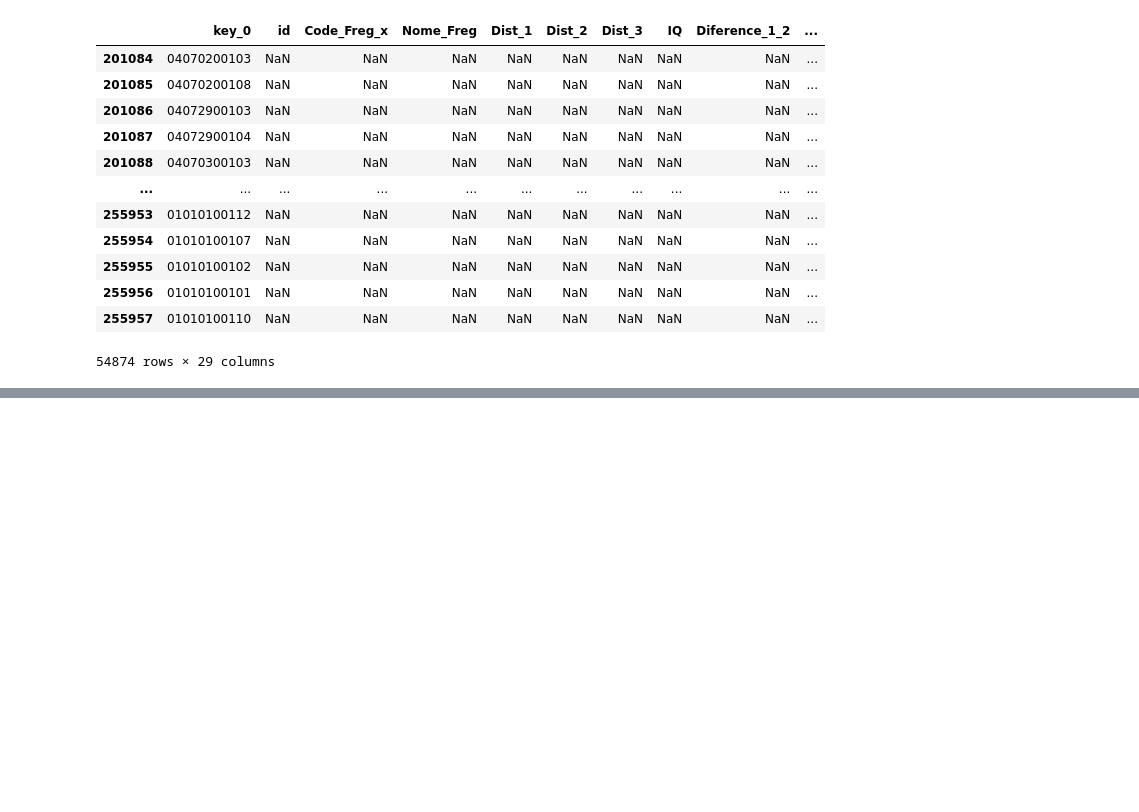
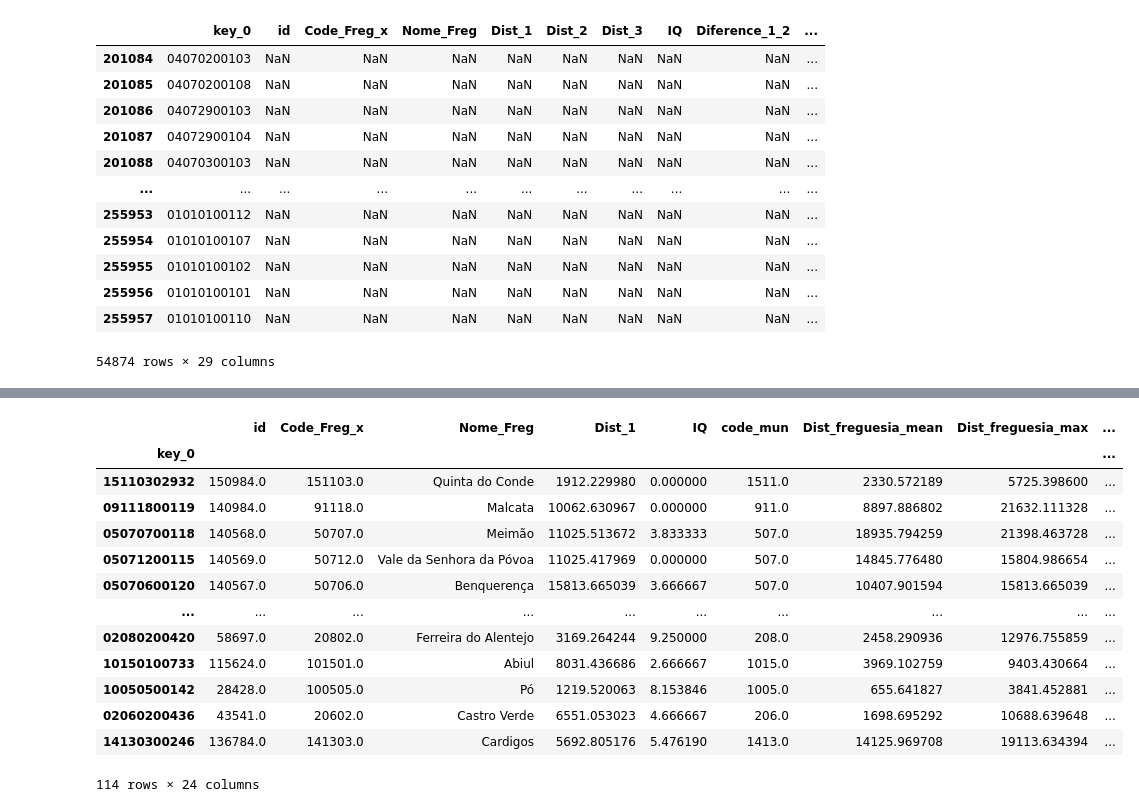
Before and after one commit to fillipefeitosa/gettin, a Jupyter notebook: pandana/BGRI_indices_qualificação.ipynb, the cells around one changed output, grey strips where cells are left out. Saved outputs shown, nothing was run; the diff lists cells and outputs as text; code cells hidden in the pictures; blank space fills up the shorter version.

```diff
--- a/pandana/BGRI_indices_qualificação.ipynb
+++ b/pandana/BGRI_indices_qualificação.ipynb
@@ -214,0 +217,5 @@ df_Accessibility_BGRI_Final.to_csv('./data/accessibilityAndSocialMetrics.csv')
+# %%
+# Load Previous Results
+result = pd.read_csv('./data/acess_results/accessibilityAndSocialMetrics_withCode_Freg.csv', dtype={'key_0':str})
+result.index = result.key_0
+result = result.drop(columns=['key_0','Unnamed: 0'])
@@ -214,0 +270,17 @@ df_Accessibility_BGRI_Final.to_csv('./data/accessibilityAndSocialMetrics.csv')
+# %%
+result[result.index.duplicated()]
+# %% [output]
+|  | id | Code_Freg_x | Nome_Freg | Dist_1 | IQ | code_mun | Dist_freguesia_mean | Dist_freguesia_max | ... |
+| key_0 |  |  |  |  |  |  |  |  | ... |
+| 15110302932 | 150984.0 | 151103.0 | Quinta do Conde | 1912.229980 | 0.000000 | 1511.0 | 2330.572189 | 5725.398600 | ... |
+| 09111800119 | 140984.0 | 91118.0 | Malcata | 10062.630967 | 0.000000 | 911.0 | 8897.886802 | 21632.111328 | ... |
+| 05070700118 | 140568.0 | 50707.0 | Meimão | 11025.513672 | 3.833333 | 507.0 | 18935.794259 | 21398.463728 | ... |
+| 05071200115 | 140569.0 | 50712.0 | Vale da Senhora da Póvoa | 11025.417969 | 0.000000 | 507.0 | 14845.776480 | 15804.986654 | ... |
+| 05070600120 | 140567.0 | 50706.0 | Benquerença | 15813.665039 | 3.666667 | 507.0 | 10407.901594 | 15813.665039 | ... |
+| ... | ... | ... | ... | ... | ... | ... | ... | ... | ... |
+| 02080200420 | 58697.0 | 20802.0 | Ferreira do Alentejo | 3169.264244 | 9.250000 | 208.0 | 2458.290936 | 12976.755859 | ... |
+| 10150100733 | 115624.0 | 101501.0 | Abiul | 8031.436686 | 2.666667 | 1015.0 | 3969.102759 | 9403.430664 | ... |
+| 10050500142 | 28428.0 | 100505.0 | Pó | 1219.520063 | 8.153846 | 1005.0 | 655.641827 | 3841.452881 | ... |
+| 02060200436 | 43541.0 | 20602.0 | Castro Verde | 6551.053023 | 4.666667 | 206.0 | 1698.695292 | 10688.639648 | ... |
+| 14130300246 | 136784.0 | 141303.0 | Cardigos | 5692.805176 | 5.476190 | 1413.0 | 14125.969708 | 19113.634394 | ... |
+114 rows × 24 columns
```
Also changed, not shown: parts of 14 cells of this notebook, 9 other files.
